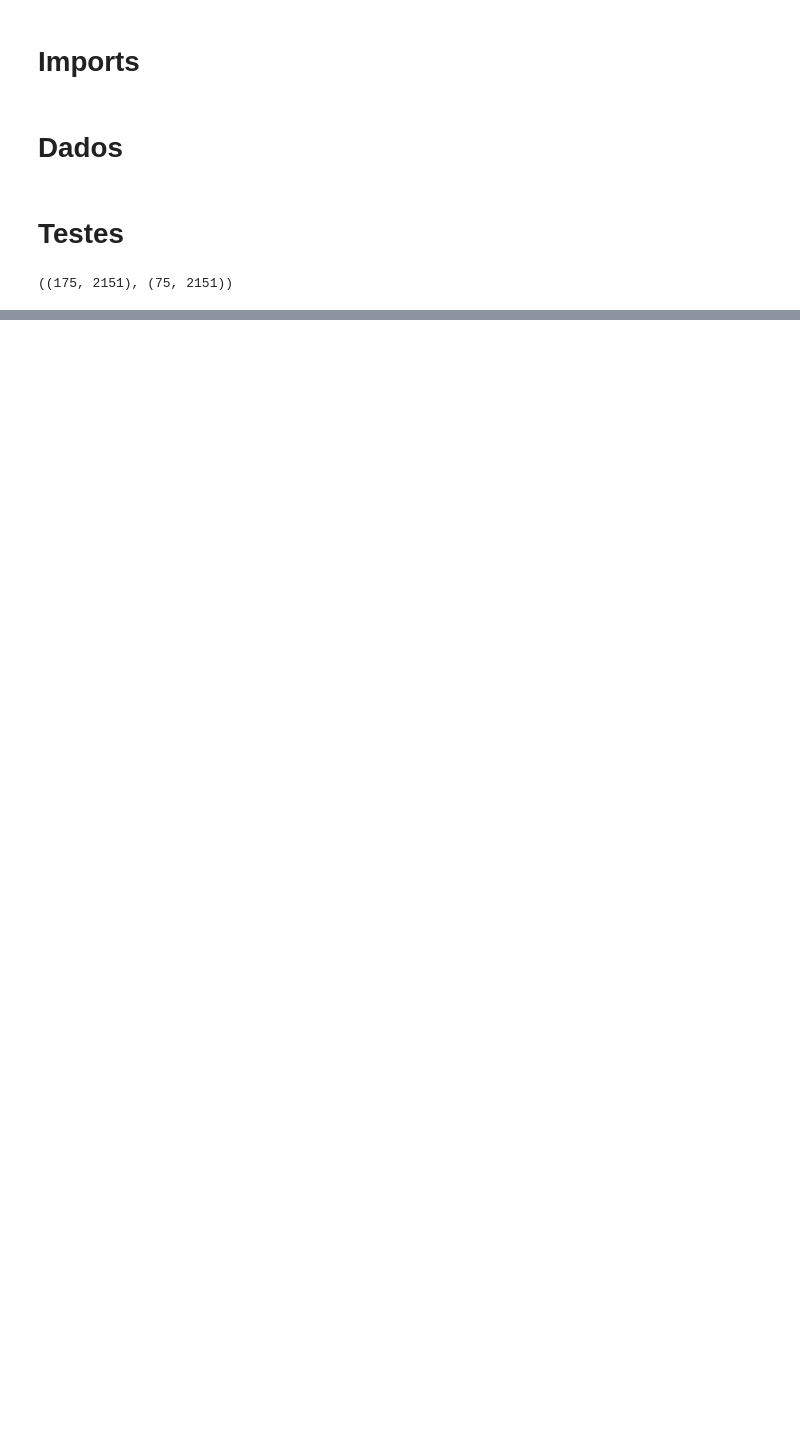
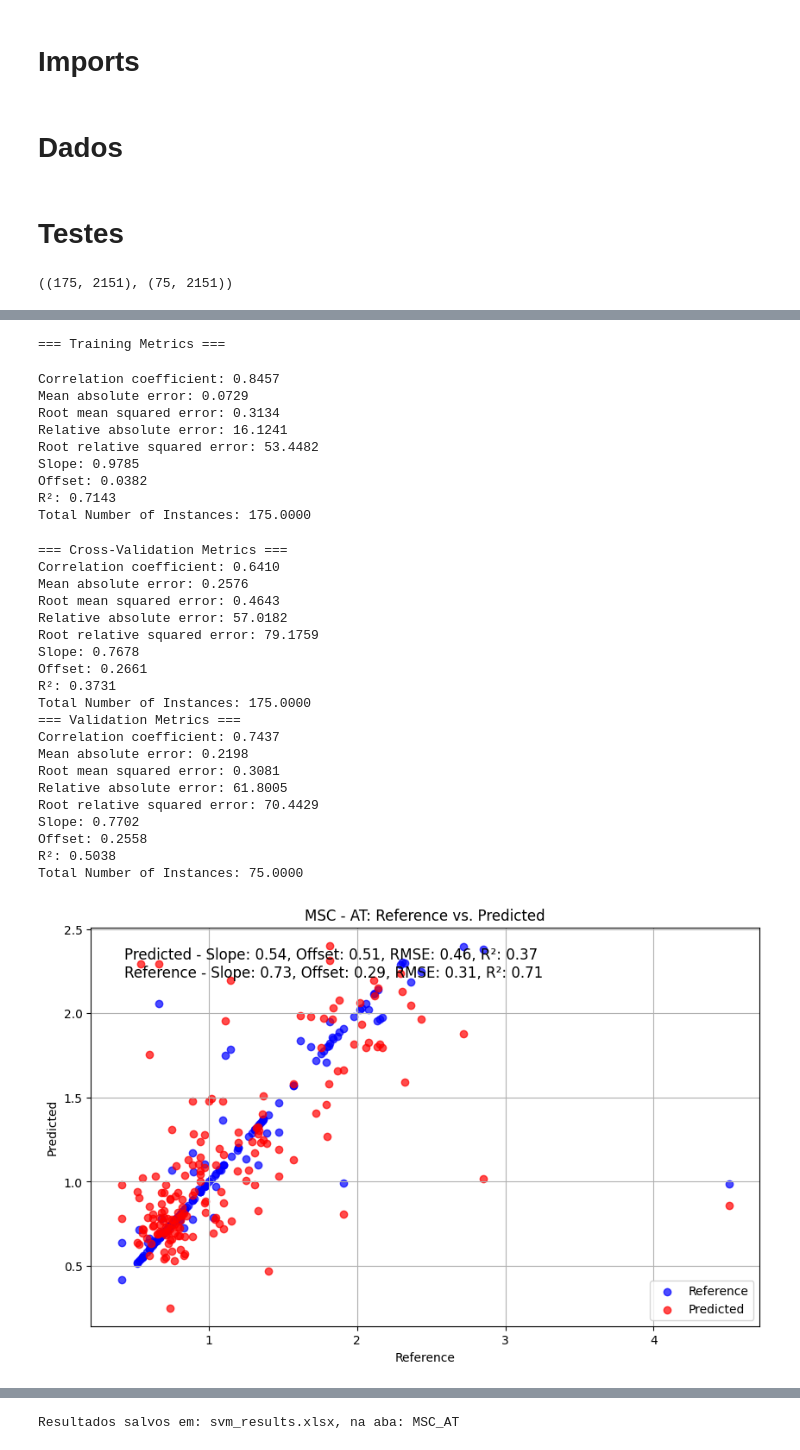
Before and after one commit to xndrxssx/cotton_candy_spectral_analysis, a Jupyter notebook: Support Vector Machine/SVM.ipynb, the cells around one changed output, grey strips where cells are left out. Saved outputs shown, nothing was run; the diff lists cells and outputs as text; code cells hidden in the pictures; blank space fills up the shorter version.

```diff
--- a/Support Vector Machine/SVM.ipynb
+++ b/Support Vector Machine/SVM.ipynb
@@ -270,0 +367,35 @@ R² (Coeficiente de Determinação): 0.6938
+# %%
+results_msc_at = SVM(df_msc_cal.iloc[:, 6:], df_msc_cal['AT'].values, df_msc_val.iloc[:, 6:], df_msc_val['AT'].values, 'MSC', 'AT')
+save_results('MSC', 'AT', results_msc_at)
+# %% [output]
+=== Training Metrics ===
+Correlation coefficient: 0.8457
+Mean absolute error: 0.0729
+Root mean squared error: 0.3134
+Relative absolute error: 16.1241
+Root relative squared error: 53.4482
+Slope: 0.9785
+Offset: 0.0382
+R²: 0.7143
+Total Number of Instances: 175.0000
+=== Cross-Validation Metrics ===
+Correlation coefficient: 0.6410
+Mean absolute error: 0.2576
+Root mean squared error: 0.4643
+Relative absolute error: 57.0182
+Root relative squared error: 79.1759
+Slope: 0.7678
+Offset: 0.2661
+R²: 0.3731
+Total Number of Instances: 175.0000
+=== Validation Metrics ===
+Correlation coefficient: 0.7437
+Mean absolute error: 0.2198
+Root mean squared error: 0.3081
+Relative absolute error: 61.8005
+Root relative squared error: 70.4429
+Slope: 0.7702
+Offset: 0.2558
+R²: 0.5038
+Total Number of Instances: 75.0000
+[figure, added]
@@ -270,0 +403 @@ R² (Coeficiente de Determinação): 0.6938
+Resultados salvos em: svm_results.xlsx, na aba: MSC_AT
```
Also changed, not shown: parts of 28 cells of this notebook, 3 other files.
